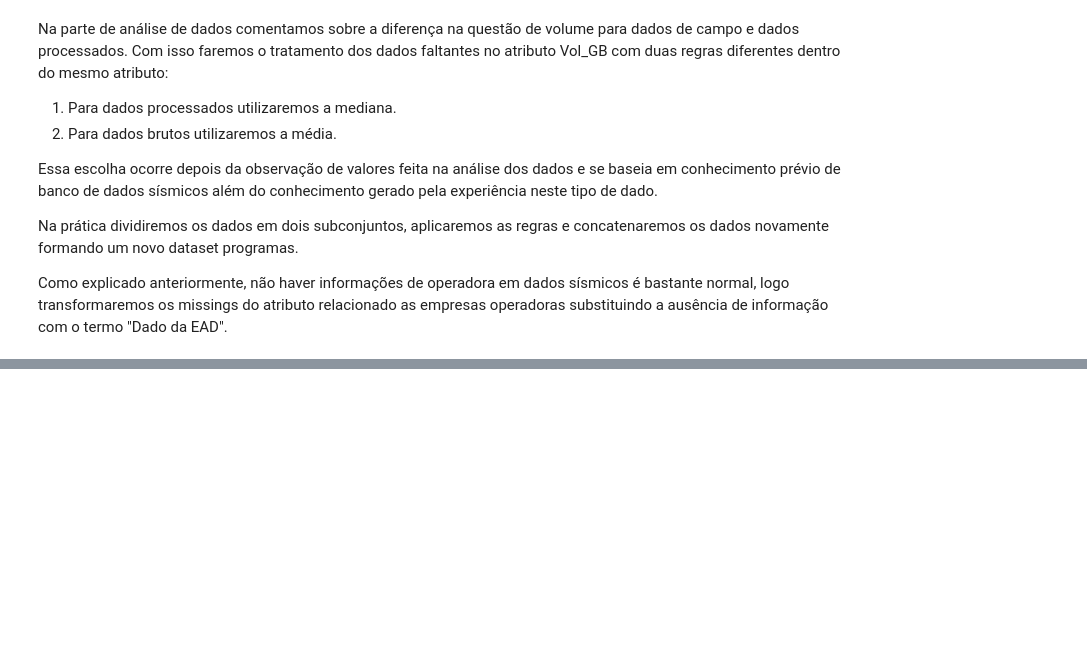
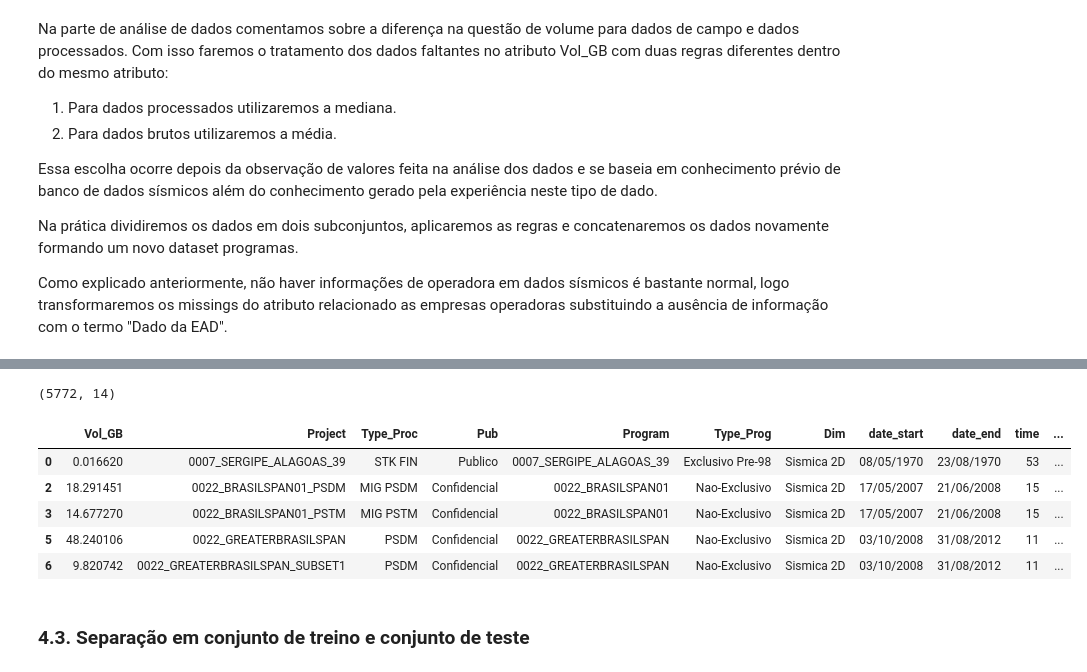
Before and after one commit to leoalexandre/MVP_ADBP, a Jupyter notebook: mvp_anp_seismic.ipynb, the cells around one changed output, grey strips where cells are left out. Saved outputs shown, nothing was run; the diff lists cells and outputs as text; code cells hidden in the pictures; blank space fills up the shorter version.

```diff
--- a/mvp_anp_seismic.ipynb
+++ b/mvp_anp_seismic.ipynb
@@ -565,0 +555,5 @@ Para a resolução do problema será necessário quantificar algumas das informa
+# %%
+programas['has.operator'] = np.where(programas['Operator'] == 'Dados da EAD', 'nao', 'sim')
+print(programas.shape)
+# %% [output]
+(5772, 14)
@@ -565,0 +562,18 @@ Para a resolução do problema será necessário quantificar algumas das informa
+# %%
+# Guardando o novo dataset para testes futuros
+datasetSemMissings = programas
+
+# incluindo a coluna 'class' no novo dataset
+#datasetSemMissings['class'] = programas['class']
+
+# exibindo as primeiras linhas
+datasetSemMissings.head()
+# %% [output]
+|  | Vol_GB | Project | Type_Proc | Pub | Program | Type_Prog | Dim | date_start | date_end | time | ... |
+| 0 | 0.016620 | 0007_SERGIPE_ALAGOAS_39 | STK FIN | Publico | 0007_SERGIPE_ALAGOAS_39 | Exclusivo Pre-98 | Sismica 2D | 08/05/1970 | 23/08/1970 | 53 | ... |
+| 2 | 18.291451 | 0022_BRASILSPAN01_PSDM | MIG PSDM | Confidencial | 0022_BRASILSPAN01 | Nao-Exclusivo | Sismica 2D | 17/05/2007 | 21/06/2008 | 15 | ... |
+| 3 | 14.677270 | 0022_BRASILSPAN01_PSTM | MIG PSTM | Confidencial | 0022_BRASILSPAN01 | Nao-Exclusivo | Sismica 2D | 17/05/2007 | 21/06/2008 | 15 | ... |
+| 5 | 48.240106 | 0022_GREATERBRASILSPAN | PSDM | Confidencial | 0022_GREATERBRASILSPAN | Nao-Exclusivo | Sismica 2D | 03/10/2008 | 31/08/2012 | 11 | ... |
+| 6 | 9.820742 | 0022_GREATERBRASILSPAN_SUBSET1 | PSDM | Confidencial | 0022_GREATERBRASILSPAN | Nao-Exclusivo | Sismica 2D | 03/10/2008 | 31/08/2012 | 11 | ... |
+# %% [markdown]
+### 4.3. Separação em conjunto de treino e conjunto de teste
```
Also changed, not shown: parts of 15 cells of this notebook.
